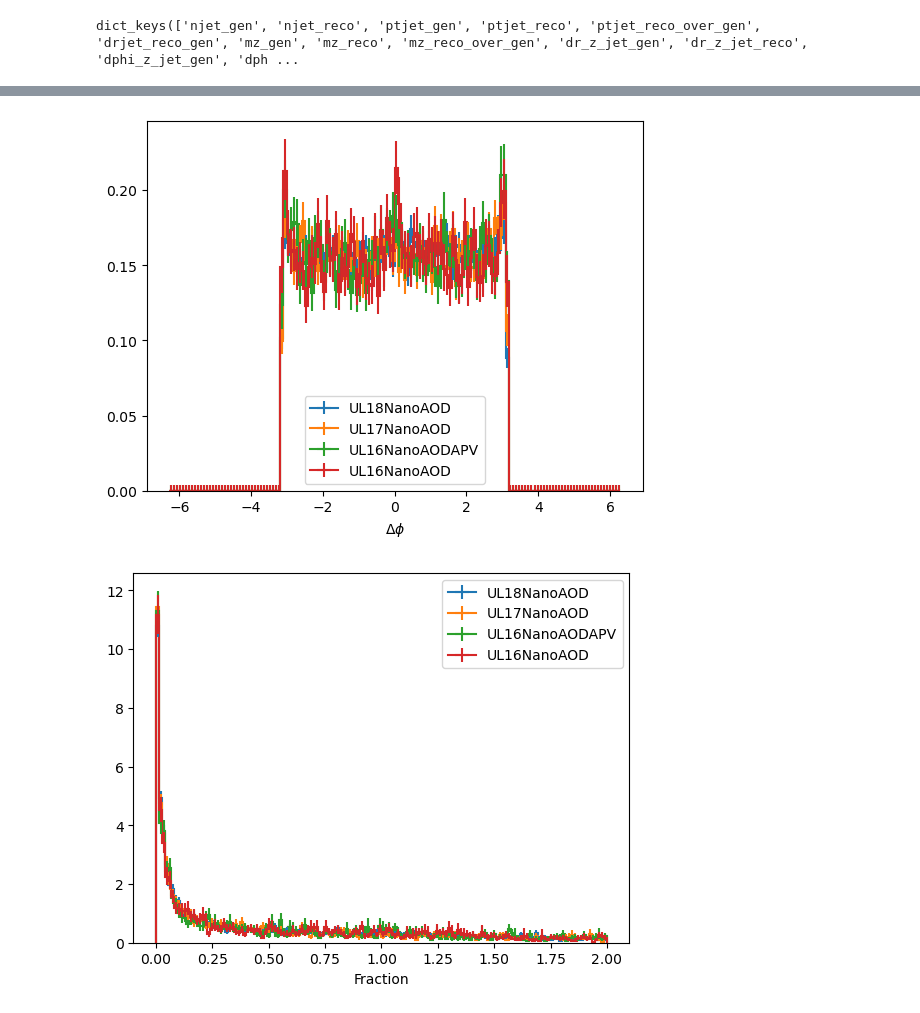
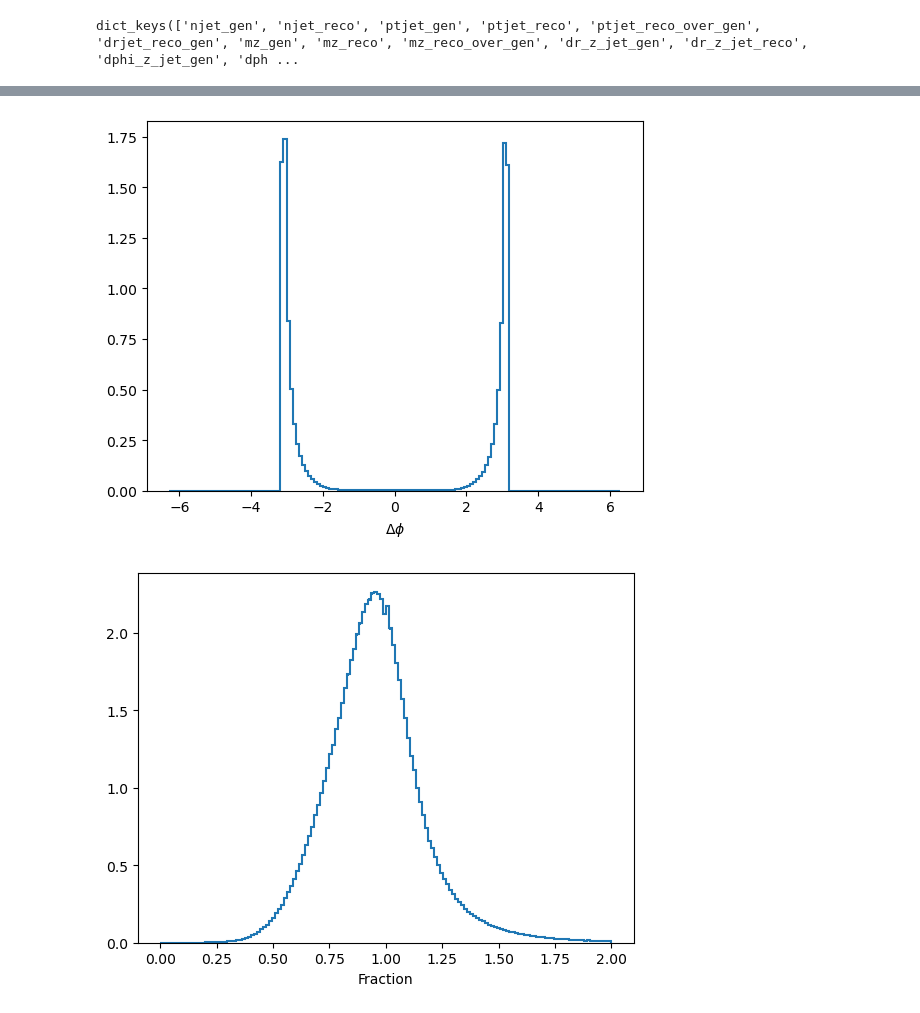
Before and after one commit to rappoccio/QJetMassUproot, a Jupyter notebook: response_maker_nanov9.ipynb, the cells around one changed output, grey strips where cells are left out. Cells and saved outputs as stored; diff of their text form; code cells hidden in the pictures.

```diff
--- a/response_maker_nanov9.ipynb
+++ b/response_maker_nanov9.ipynb
@@ -160,12 +181,10 @@ plt.show()
 # %%
-output['dphi_z_jet_reco'].stack("dataset").project("dphi").plot(density=True)
-plt.legend()
+output['dphi_z_jet_reco'].project("dphi").plot(density=True)
 plt.show()
 # %% [output]
-[figure, old version]
+[figure, new version]
 # %%
-output['mjet_reco_over_gen'].stack("dataset").project("frac").plot(density=True)
-plt.legend()
+output['m_u_jet_reco_over_gen'].project("frac").plot(density=True)
 plt.show()
 # %% [output]
-[figure, old version]
+[figure, new version]
```
Also changed, not shown: parts of 30 cells of this notebook, 3 other files.
